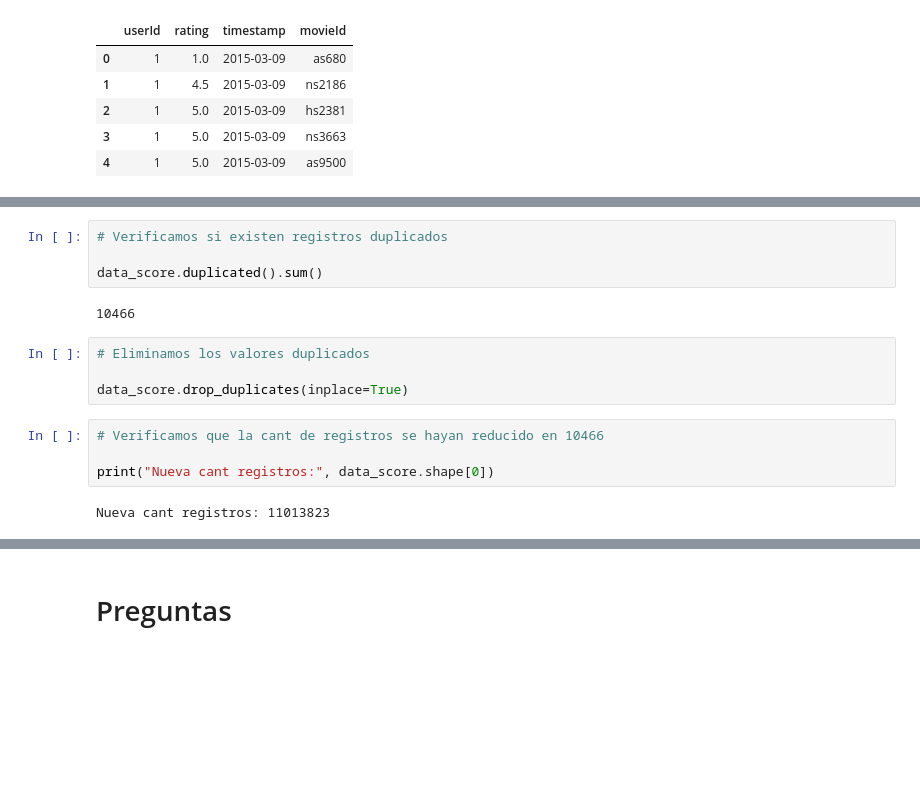
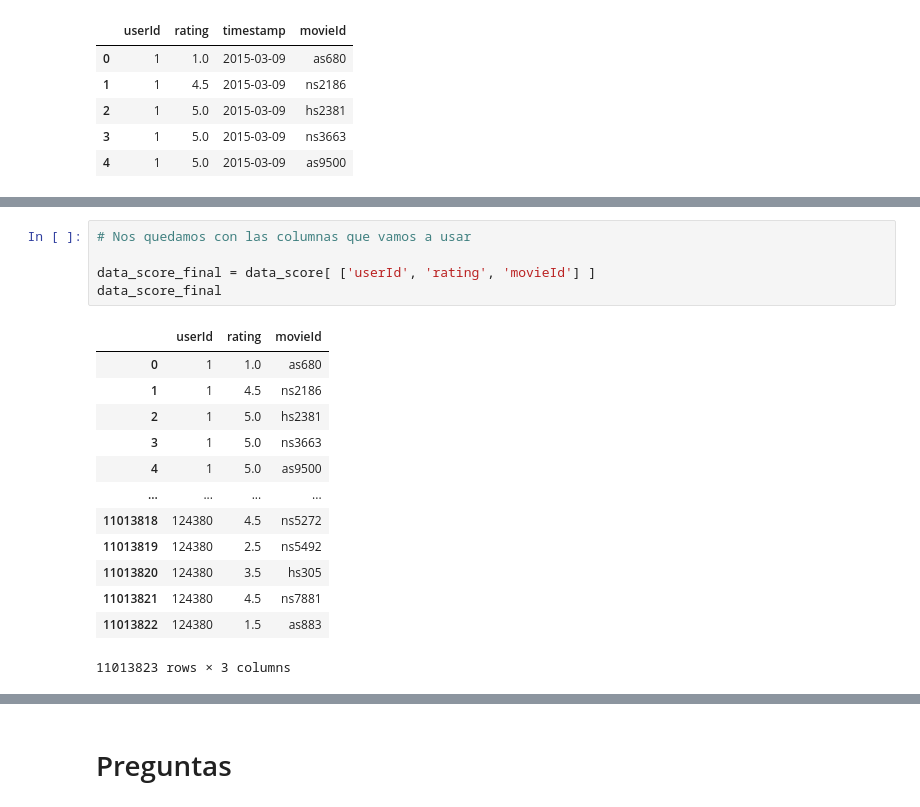
Before and after one commit to Ezemettler/PI1-MLOps, a Jupyter notebook: EDA_Analisis_exploratorio.ipynb, the cells around one changed output, grey strips where cells are left out. Drawn from its saved outputs; the diff is of its cells as text; blank space fills up the shorter version.

```diff
--- a/EDA_Analisis_exploratorio.ipynb
+++ b/EDA_Analisis_exploratorio.ipynb
@@ -88,16 +89,19 @@ data_score.corr()
-# %%
-# Verificamos si existen registros duplicados
-
-data_score.duplicated().sum()
-# %% [output]
-10466
-# %%
-# Eliminamos los valores duplicados
-
-data_score.drop_duplicates(inplace=True)
-# %%
-# Verificamos que la cant de registros se hayan reducido en 10466
-
-print("Nueva cant registros:", data_score.shape[0])
-# %% [output]
-Nueva cant registros: 11013823
+# %%
+# Nos quedamos con las columnas que vamos a usar
+
+data_score_final = data_score[ ['userId', 'rating', 'movieId'] ]
+data_score_final
+# %% [output]
+|  | userId | rating | movieId |
+| 0 | 1 | 1.0 | as680 |
+| 1 | 1 | 4.5 | ns2186 |
+| 2 | 1 | 5.0 | hs2381 |
+| 3 | 1 | 5.0 | ns3663 |
+| 4 | 1 | 5.0 | as9500 |
+| ... | ... | ... | ... |
+| 11013818 | 124380 | 4.5 | ns5272 |
+| 11013819 | 124380 | 2.5 | ns5492 |
+| 11013820 | 124380 | 3.5 | hs305 |
+| 11013821 | 124380 | 4.5 | ns7881 |
+| 11013822 | 124380 | 1.5 | as883 |
+11013823 rows × 3 columns
```
Also changed, not shown: parts of 19 cells of this notebook.
